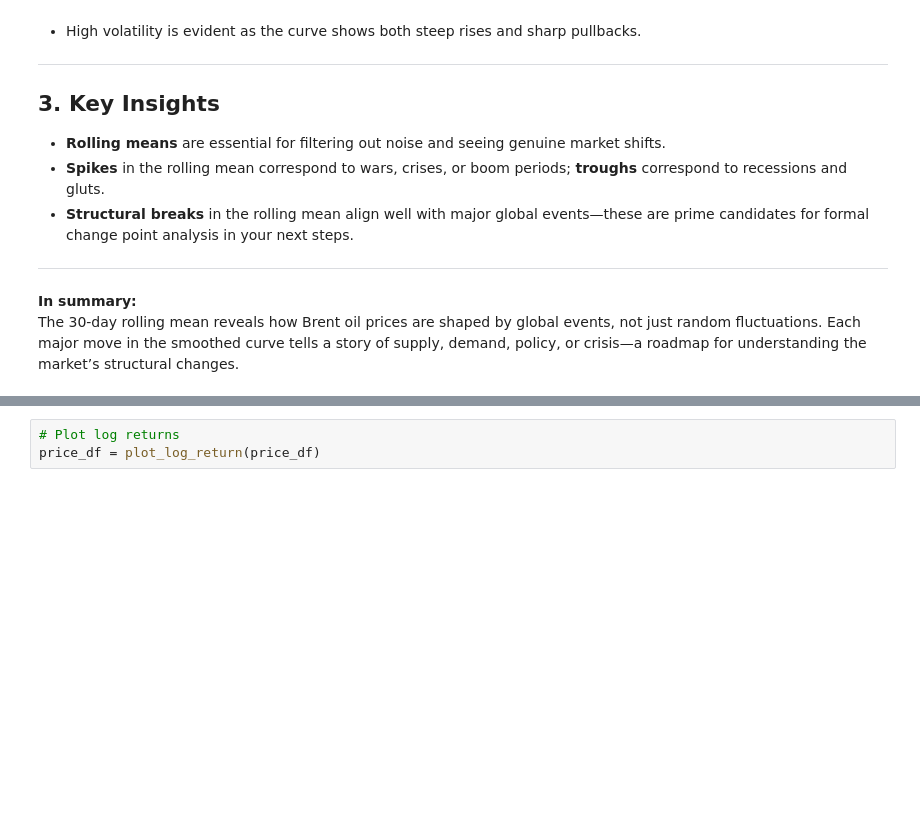
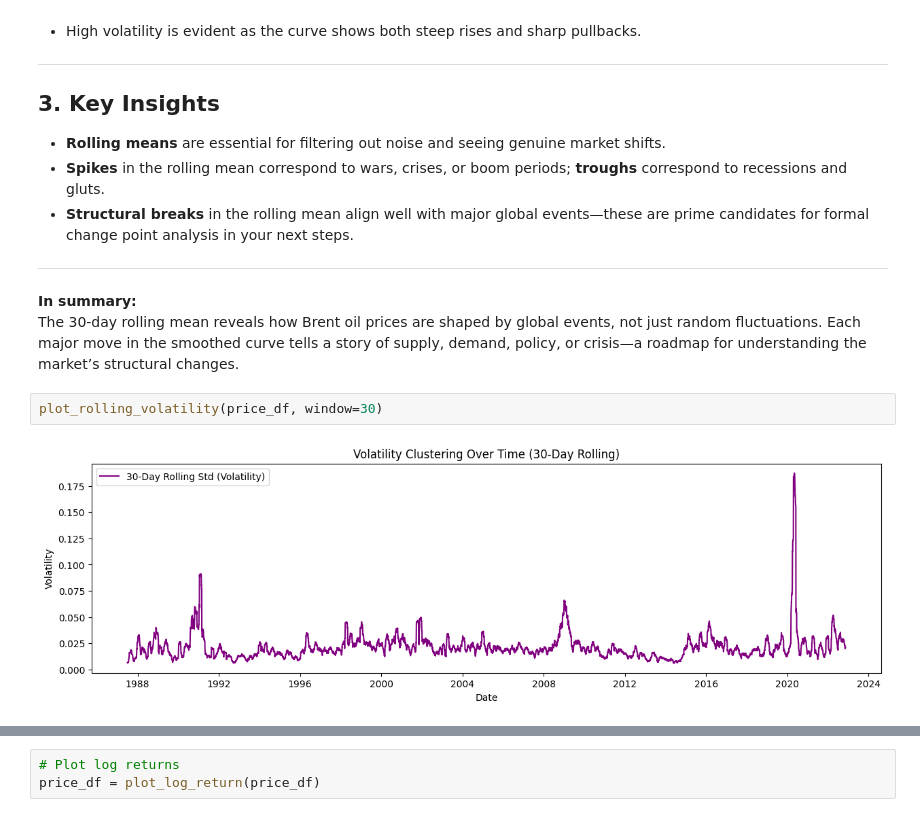
Before and after one commit to sumeyaaaa/brent-oil-changepoint-analysis, a Jupyter notebook: notebooks/task-1/Load_Eda.ipynb, the cells around one changed output, grey strips where cells are left out. Cells and saved outputs as stored; diff of their text form; blank space fills up the shorter version.

```diff
--- a/notebooks/task-1/Load_Eda.ipynb
+++ b/notebooks/task-1/Load_Eda.ipynb
@@ -237,3 +285,7 @@ This plot shows the daily Brent crude oil price (light blue) from 1987 to 2022,
 
 **In summary:**
 The 30-day rolling mean reveals how Brent oil prices are shaped by global events, not just random fluctuations. Each major move in the smoothed curve tells a story of supply, demand, policy, or crisis—a roadmap for understanding the market’s structural changes.
+# %%
+plot_rolling_volatility(price_df, window=30)
+# %% [output]
+[figure, added]
```
Also changed, not shown: parts of 6 cells of this notebook, 1 other file.
